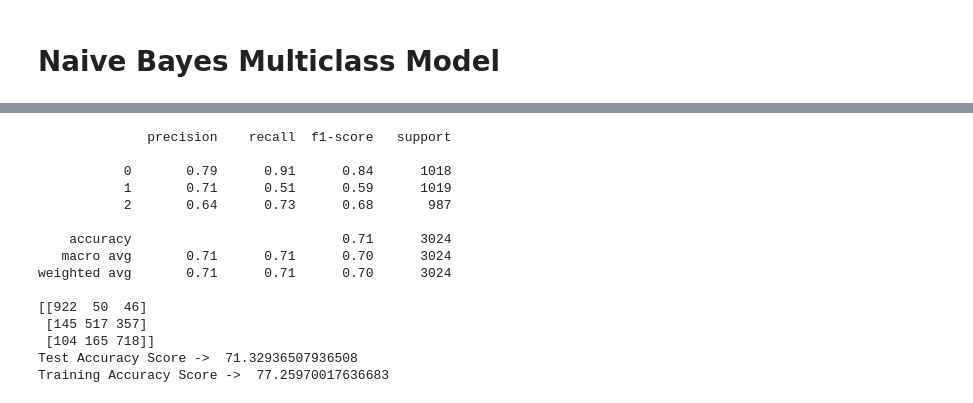
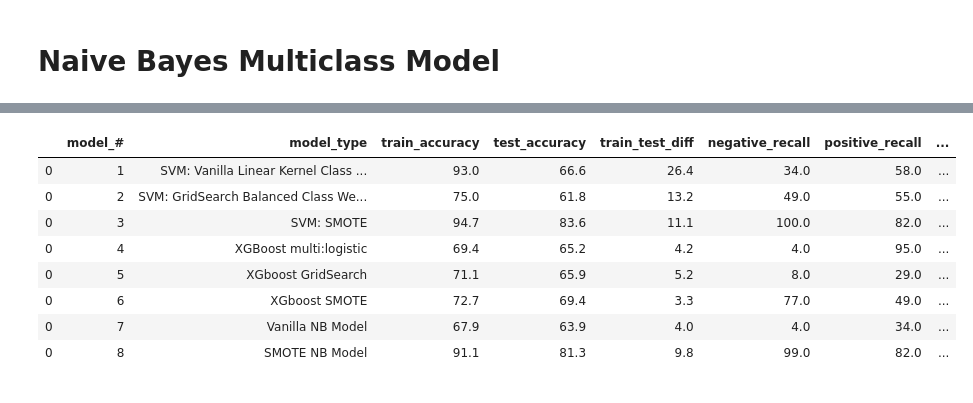
Before and after one commit to shsobieski/CustomerSentiment, a Jupyter notebook: NLP.ipynb, the cells around one changed output, grey strips where cells are left out. Drawn from its saved outputs; the diff is of its cells as text; code cells hidden in the pictures.

```diff
--- a/NLP.ipynb
+++ b/NLP.ipynb
@@ -966,3 +1251,12 @@ No emotion toward brand or product       0.65      0.95      0.77      1356
  [   1  557  161]]
 Test SVM Accuracy Score ->  65.26410026857654
 Training SVM Accuracy Score ->  69.44195762458968
+# %%
+column_names = ['model_#', 'model_type', 'train_accuracy', 'test_accuracy', 'train_test_diff' ,'negative_recall',
+                'positive_recall', 'no_emotion_recall', 'negative_f_1', 'positive_f-1','no_emotion_f-1', 'notes']
+results = [4, 'XGBoost multi:logistic', 69.4,65.2,4.2,4.0,95.0,22.0,8.0, 77.0, 33.0,
+           'Model still overfits, and class imbalance less an issue']
+results_dict = dict(zip(column_names,results))
+model_results4=pd.DataFrame(results_dict, index = range(1))
+model_results_nonbinary=model_results_nonbinary.append(model_results4)
+model_results_nonbinary
@@ -1012,3 +1316,12 @@ No emotion toward brand or product       0.67      0.92      0.77      1356
  [   5  503  211]]
 Test SVM Accuracy Score ->  65.98030438675022
 Training SVM Accuracy Score ->  71.18770516263801
+# %%
+column_names = ['model_#', 'model_type', 'train_accuracy', 'test_accuracy', 'train_test_diff' ,'negative_recall',
+                'positive_recall', 'no_emotion_recall', 'negative_f_1', 'positive_f-1','no_emotion_f-1', 'notes']
+results = [5, 'XGboost GridSearch', 71.1,65.9,5.2,8.0,29.0,92.0,14.0, 40.0, 77.0,
+           'Model still overfits, and class imbalance less an issue']
+results_dict = dict(zip(column_names,results))
+model_results5=pd.DataFrame(results_dict, index = range(1))
+model_results_nonbinary=model_results_nonbinary.append(model_results5)
+model_results_nonbinary
@@ -1014,0 +1360,9 @@ Training SVM Accuracy Score ->  71.18770516263801
+# %%
+column_names = ['model_#', 'model_type', 'train_accuracy', 'test_accuracy', 'train_test_diff' ,'negative_recall',
+                'positive_recall', 'no_emotion_recall', 'negative_f_1', 'positive_f-1','no_emotion_f-1', 'notes']
+results = [6, 'XGboost SMOTE', 72.7,69.4,3.3,77.0,49.0,82.0,81.0, 57.0, 69.0,
+           'Model does not overfit and class imbalance no longer an issue']
+results_dict = dict(zip(column_names,results))
+model_results6=pd.DataFrame(results_dict, index = range(1))
+model_results_nonbinary=model_results_nonbinary.append(model_results6)
+model_results_nonbinary
@@ -1092,0 +1426,9 @@ MultinomialNB(alpha=0.001, class_prior=None, fit_prior=True)
+# %%
+column_names = ['model_#', 'model_type', 'train_accuracy', 'test_accuracy', 'train_test_diff' ,'negative_recall',
+                'positive_recall', 'no_emotion_recall', 'negative_f_1', 'positive_f-1','no_emotion_f-1', 'notes']
+results = [7, 'Vanilla NB Model', 67.9,63.9,4.0,4.0,34.0,87.0,8.0, 42.0, 75.0,
+           'Naive Bayes has a lot of class imbalance issues']
+results_dict = dict(zip(column_names,results))
+model_results7=pd.DataFrame(results_dict, index = range(1))
+model_results_nonbinary=model_results_nonbinary.append(model_results7)
+model_results_nonbinary
@@ -1116,25 +1469,19 @@ Training Accuracy Score ->  83.77425044091711
-# %%
-model = MultinomialNB(alpha = 1.0)
-model.fit(X_train_SMOTE, y_train_SMOTE)
-y_test_preds = model.predict(X_test_SMOTE)
-y_train_preds = model.predict(X_train_SMOTE)
-print(classification_report(y_test_SMOTE, y_test_preds))
-print(confusion_matrix(y_test_SMOTE, y_test_preds))
-print("Test Accuracy Score -> ",accuracy_score(y_test_SMOTE, y_test_preds)*100)
-print("Training Accuracy Score -> ",accuracy_score(y_train_SMOTE, y_train_preds)*100)
-# %% [output]
-              precision    recall  f1-score   support
-
-           0       0.79      0.91      0.84      1018
-           1       0.71      0.51      0.59      1019
-           2       0.64      0.73      0.68       987
-
-    accuracy                           0.71      3024
-   macro avg       0.71      0.71      0.70      3024
-weighted avg       0.71      0.71      0.70      3024
-
-[[922  50  46]
- [145 517 357]
- [104 165 718]]
-Test Accuracy Score ->  71.32936507936508
-Training Accuracy Score ->  77.25970017636683
+# %%
+column_names = ['model_#', 'model_type', 'train_accuracy', 'test_accuracy', 'train_test_diff' ,'negative_recall',
+                'positive_recall', 'no_emotion_recall', 'negative_f_1', 'positive_f-1','no_emotion_f-1', 'notes']
+results = [8, 'SMOTE NB Model', 91.1,81.3,9.8,99.0,82.0,82.0,95.0, 70.0, 77.0,
+           'Naive Bayes has a lot of class imbalance issues']
+results_dict = dict(zip(column_names,results))
+model_results8=pd.DataFrame(results_dict, index = range(1))
+model_results_nonbinary=model_results_nonbinary.append(model_results8)
+model_results_nonbinary
+# %% [output]
+|  | model_# | model_type | train_accuracy | test_accuracy | train_test_diff | negative_recall | positive_recall | ... |
+| 0 | 1 | SVM: Vanilla Linear Kernel Class ... | 93.0 | 66.6 | 26.4 | 34.0 | 58.0 | ... |
+| 0 | 2 | SVM: GridSearch Balanced Class We... | 75.0 | 61.8 | 13.2 | 49.0 | 55.0 | ... |
+| 0 | 3 | SVM: SMOTE | 94.7 | 83.6 | 11.1 | 100.0 | 82.0 | ... |
+| 0 | 4 | XGBoost multi:logistic | 69.4 | 65.2 | 4.2 | 4.0 | 95.0 | ... |
+| 0 | 5 | XGboost GridSearch | 71.1 | 65.9 | 5.2 | 8.0 | 29.0 | ... |
+| 0 | 6 | XGboost SMOTE | 72.7 | 69.4 | 3.3 | 77.0 | 49.0 | ... |
+| 0 | 7 | Vanilla NB Model | 67.9 | 63.9 | 4.0 | 4.0 | 34.0 | ... |
+| 0 | 8 | SMOTE NB Model | 91.1 | 81.3 | 9.8 | 99.0 | 82.0 | ... |
```
Also changed, not shown: parts of 58 cells of this notebook.
